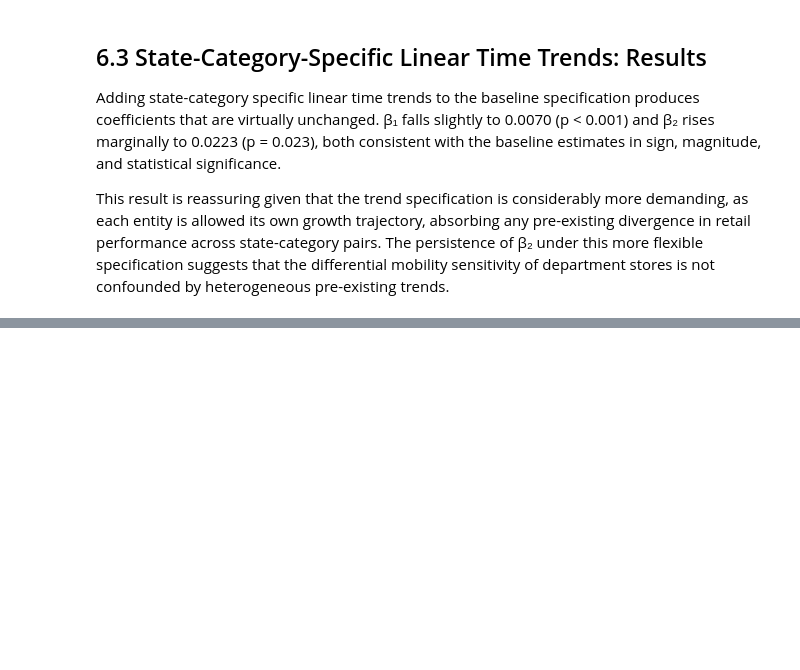
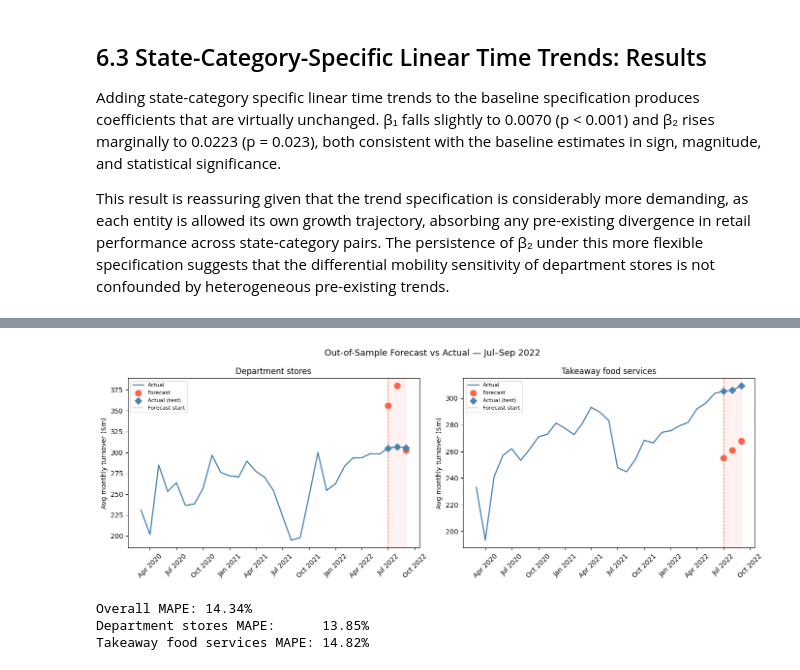
Before and after one commit to anfeng649-png/retail_mobility_covid, a Jupyter notebook: retail_mobility_covid.ipynb, the cells around one changed output, grey strips where cells are left out. Saved outputs shown, nothing was run; the diff lists cells and outputs as text; code cells hidden in the pictures; blank space fills up the shorter version.

```diff
--- a/retail_mobility_covid.ipynb
+++ b/retail_mobility_covid.ipynb
@@ -875,0 +884,15 @@ heterogeneous pre-existing trends.
+# %%
+# ── 7.1 Train/Test Split ────────────────────────────────────────────────────
+
+TRAIN_END = '2022-06-01'
+TEST_START = '2022-07-01'
+
+# Reset index so df_panel becomes a regular DataFrame
+df_forecast = df_panel.reset_index().copy()
+
+# Split into training and test sets
+df_train = df_forecast[df_forecast['date'] <= TRAIN_END].copy()
+df_test  = df_forecast[df_forecast['date'] >= TEST_START].copy()
+
+print(f"Training set: {df_train['date'].min().strftime('%b %Y')} – {df_train['date'].max().strftime('%b %Y')}, {len(df_train)} rows")
+print(f"Test set:     {df_test['date'].min().strftime('%b %Y')} – {df_test['date'].max().strftime('%b %Y')}, {len(df_test)} rows")
@@ -875,0 +1032,42 @@ heterogeneous pre-existing trends.
+# %%
+# ── 7.5 Visualisation ────────────────────────────────────────────────────────
+
+fig, axes = plt.subplots(1, 2, figsize=(14, 5))
+
+for ax, cat in zip(axes, ['Department stores', 'Takeaway food services']):
+    # Full actual history
+    full = df_forecast[df_forecast['category'] == cat].groupby('date')['turnover'].mean().reset_index()
+    ax.plot(full['date'], full['turnover'], color='steelblue', linewidth=1.8, label='Actual')
+
+    # Test period: forecast vs actual
+    test_cat = df_test[df_test['category'] == cat].groupby('date')[['turnover_hat','turnover_actual']].mean().reset_index()
+    ax.scatter(test_cat['date'], test_cat['turnover_hat'],
+               color='tomato', zorder=5, s=80, label='Forecast')
+    ax.scatter(test_cat['date'], test_cat['turnover_actual'],
+               color='steelblue', marker='D', zorder=5, s=50, label='Actual (test)')
+
+    # Shade test window
+    ax.axvspan(pd.Timestamp(TEST_START), full['date'].max(), alpha=0.08, color='tomato')
+    ax.axvline(pd.Timestamp(TEST_START), color='tomato', linestyle='--', linewidth=1, label='Forecast start')
+
+    ax.set_title(cat, fontsize=12)
+    ax.set_ylabel('Avg monthly turnover ($m)')
+    ax.xaxis.set_major_formatter(mdates.DateFormatter('%b %Y'))
+    plt.setp(ax.xaxis.get_majorticklabels(), rotation=45)
+    ax.legend(fontsize=8)
+
+fig.suptitle('Out-of-Sample Forecast vs Actual — Jul–Sep 2022', fontsize=13)
+plt.tight_layout()
+plt.show()
+# %% [output]
+[figure, added]
+# %%
+# ── 7.6 Interpretation ───────────────────────────────────────────────────────
+
+print(f"Overall MAPE: {overall_mape:.2f}%")
+print(f"Department stores MAPE:      {acc_df[acc_df['Category']=='Department stores']['MAPE (%)'].values[0]:.2f}%")
+print(f"Takeaway food services MAPE: {acc_df[acc_df['Category']=='Takeaway food services']['MAPE (%)'].values[0]:.2f}%")
+# %% [output]
+Overall MAPE: 14.34%
+Department stores MAPE:      13.85%
+Takeaway food services MAPE: 14.82%
```
Also changed, not shown: parts of 8 cells of this notebook.
